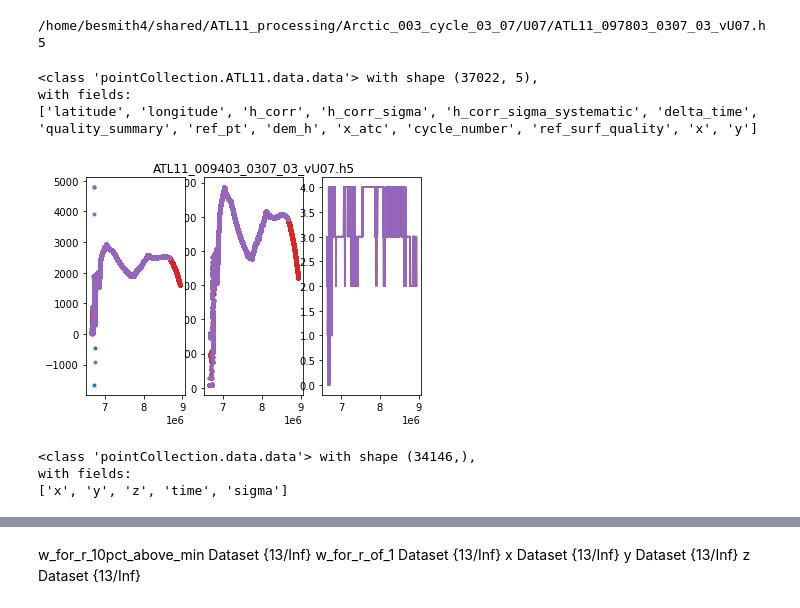
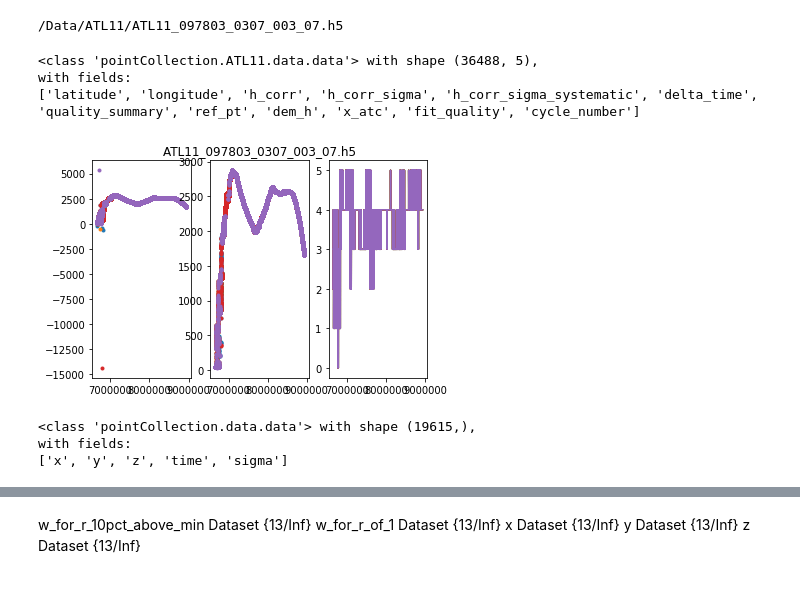
Before and after one commit to SmithB/surfaceChange, a Jupyter notebook: notebooks/find_best_wxx0.ipynb, the cells around one changed output, grey strips where cells are left out. Saved outputs shown, nothing was run; the diff lists cells and outputs as text; code cells hidden in the pictures.

```diff
--- a/notebooks/find_best_wxx0.ipynb
+++ b/notebooks/find_best_wxx0.ipynb
@@ -18,38 +15,36 @@ import LSsurf
 # %%
-data_top='/home/besmith4/shared/ATL11_processing/Arctic_003_cycle_03_07/U07'
-all_files =   glob.glob(data_top+'/ATL11*.h5')
+#data_top='/home/besmith4/shared/ATL11_processing/Arctic_003_cycle_03_07/U07'
+data_top='/Data/ATL11'
+all_files =   glob.glob(data_top+'/ATL11*07.h5')
 sorted_files = sorted(all_files, key = os.path.getsize, reverse=True)
 # %%
 len(all_files)
-file=sorted_files[1]
+file=sorted_files[0]
 print(file)
 #D11=pc.ATL11.data().from_h5(file)
 # %% [output]
-/home/besmith4/shared/ATL11_processing/Arctic_003_cycle_03_07/U07/ATL11_097803_0307_03_vU07.h5
+/Data/ATL11/ATL11_097803_0307_003_07.h5
 # %%
 for file in sorted_files[0:1]:
-    try:
-        D11=pc.ATL11.data().from_h5(file)
-        with h5py.File(file,'r') as h5f:
-            qs=np.array(h5f['/pt2/ref_surf/quality_summary'])
-        D11.assign({'ref_surf_quality':qs})
-        D11.get_xy(EPSG=3413)
-    except Exception:
-        continue
+
+    D11=pc.ATL11.data().from_h5(file)
+
     plt.figure(1, figsize=[6, 4]); plt.clf()
-    plt.subplot(132)
-    plt.plot(D11.x_atc[qs<6], D11.h_corr[qs<6,:],'.')
-    plt.title(os.path.basename(file))
     plt.subplot(131)
     plt.plot(D11.x_atc, D11.h_corr,'.')
+    plt.subplot(132)
+    ii = (D11.fit_quality[:,0]==0).ravel()
+    plt.plot(D11.x_atc[ii,:], D11.h_corr[ii,:],'.')
+    plt.title(os.path.basename(file))
+
     plt.subplot(133)
     plt.plot(D11.x_atc, np.sum(np.isfinite(D11.h_corr), axis=1))
-D11.index(D11.ref_surf_quality < 6)
+D11.index(D11.fit_quality[:,0] ==0)
 # %% [output]
-<class 'pointCollection.ATL11.data.data'> with shape (37022, 5),
+<class 'pointCollection.ATL11.data.data'> with shape (36488, 5),
 with fields:
-['latitude', 'longitude', 'h_corr', 'h_corr_sigma', 'h_corr_sigma_systematic', 'delta_time', 'quality_summary', 'ref_pt', 'dem_h', 'x_atc', 'cycle_number', 'ref_surf_quality', 'x', 'y']
+['latitude', 'longitude', 'h_corr', 'h_corr_sigma', 'h_corr_sigma_systematic', 'delta_time', 'quality_summary', 'ref_pt', 'dem_h', 'x_atc', 'fit_quality', 'cycle_number']
-[figure, old version]
+[figure, new version]
 # %%
 
 # define the domain's width in x, y, and time
@@ -67,7 +62,7 @@ D=pc.data().from_dict({'x':D11.x_atc[:,0], 'y':np.zeros_like(D11.x_atc[:,0]),'z'
 data=D
 data.index(np.isfinite(data.z) & np.isfinite(data.sigma) & (data.sigma>0))
 # %% [output]
-<class 'pointCollection.data.data'> with shape (34146,),
+<class 'pointCollection.data.data'> with shape (19615,),
 with fields:
 ['x', 'y', 'z', 'time', 'sigma']
 # %%
```
Also changed, not shown: parts of 13 cells of this notebook.
